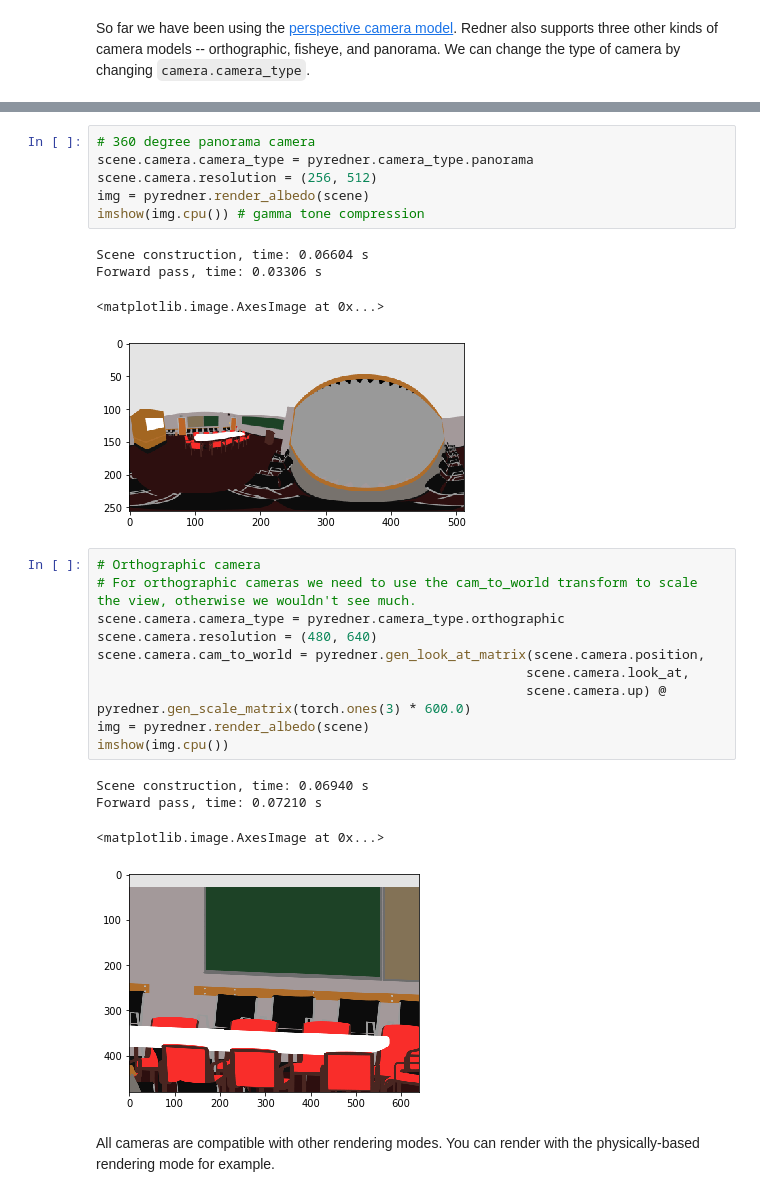
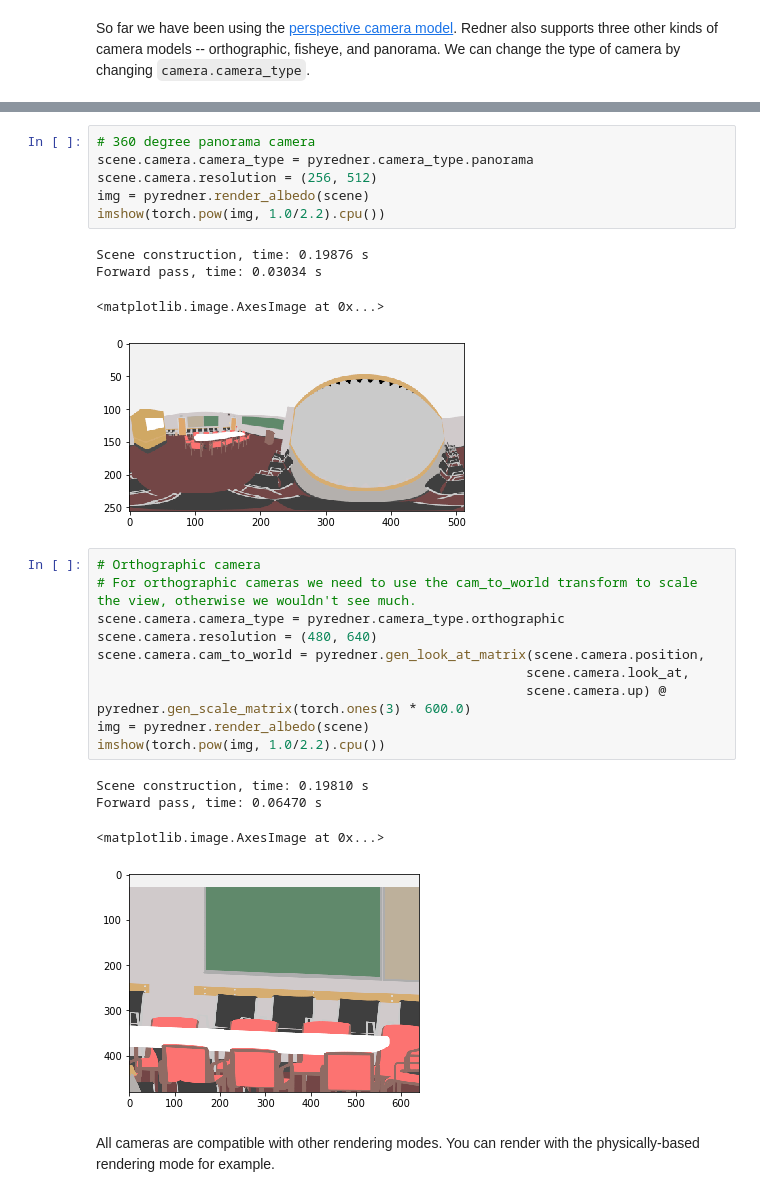
Before and after one commit to BachiLi/redner, a Jupyter notebook: tutorials/camera_model.ipynb, the cells around one changed output, grey strips where cells are left out. Cells and saved outputs as stored; diff of their text form.

Commit message:
proper gamma correction for camera model tutorial

```diff
--- a/tutorials/camera_model.ipynb
+++ b/tutorials/camera_model.ipynb
@@ -125,27 +125,27 @@ Forward pass, time: 0.05563 s
 scene.camera.camera_type = pyredner.camera_type.panorama
 scene.camera.resolution = (256, 512)
 img = pyredner.render_albedo(scene)
-imshow(img.cpu()) # gamma tone compression
+imshow(torch.pow(img, 1.0/2.2).cpu())
 # %% [output]
-Scene construction, time: 0.06604 s
-Forward pass, time: 0.03306 s
+Scene construction, time: 0.19876 s
+Forward pass, time: 0.03034 s
 <matplotlib.image.AxesImage at 0x...>
-[figure, old version]
+[figure, new version]
 # %%
 # Orthographic camera
 # For orthographic cameras we need to use the cam_to_world transform to scale the view, otherwise we wouldn't see much.
 scene.camera.camera_type = pyredner.camera_type.orthographic
 scene.camera.resolution = (480, 640)
 scene.camera.cam_to_world = pyredner.gen_look_at_matrix(scene.camera.position,
                                                        scene.camera.look_at,
                                                        scene.camera.up) @ pyredner.gen_scale_matrix(torch.ones(3) * 600.0)
 img = pyredner.render_albedo(scene)
-imshow(img.cpu())
+imshow(torch.pow(img, 1.0/2.2).cpu())
 # %% [output]
-Scene construction, time: 0.06940 s
-Forward pass, time: 0.07210 s
+Scene construction, time: 0.19810 s
+Forward pass, time: 0.06470 s
 <matplotlib.image.AxesImage at 0x...>
-[figure, old version]
+[figure, new version]
 # %% [markdown]
 All cameras are compatible with other rendering modes. You can render with the physically-based rendering mode for example.
 # %%
```
Also changed, not shown: parts of 7 cells of this notebook.
